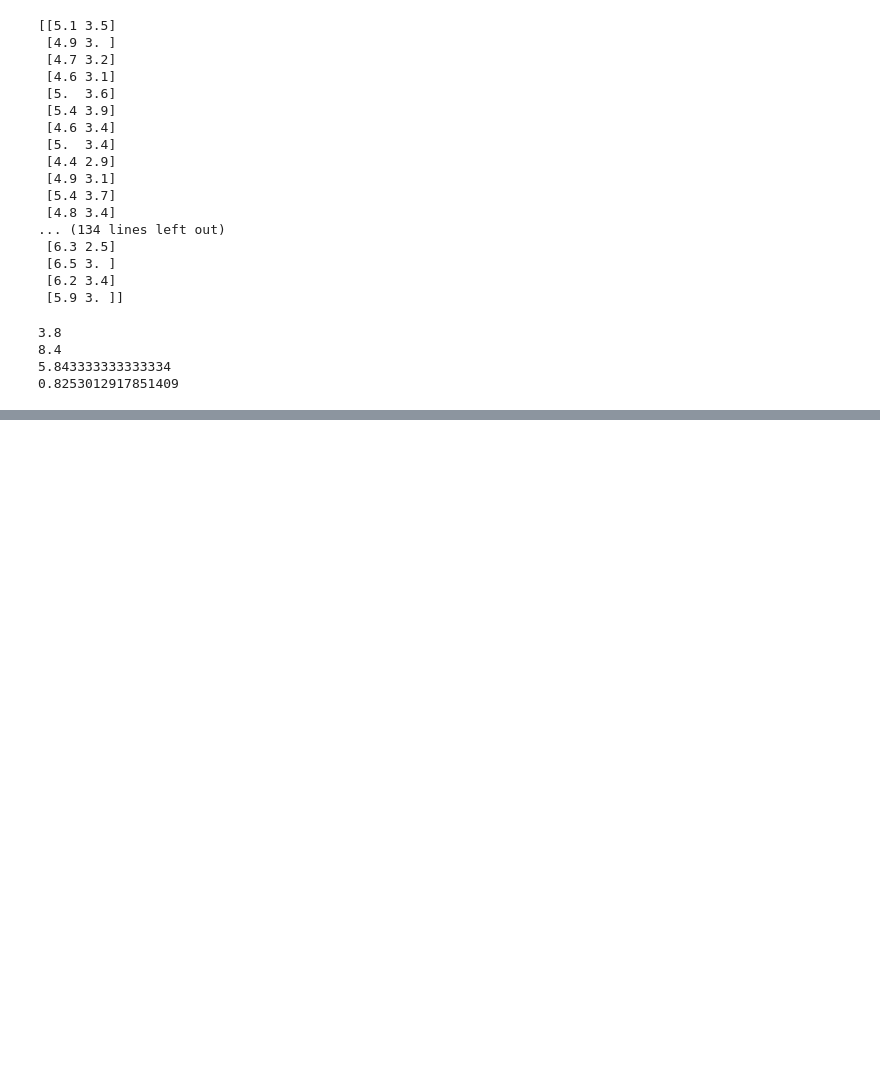
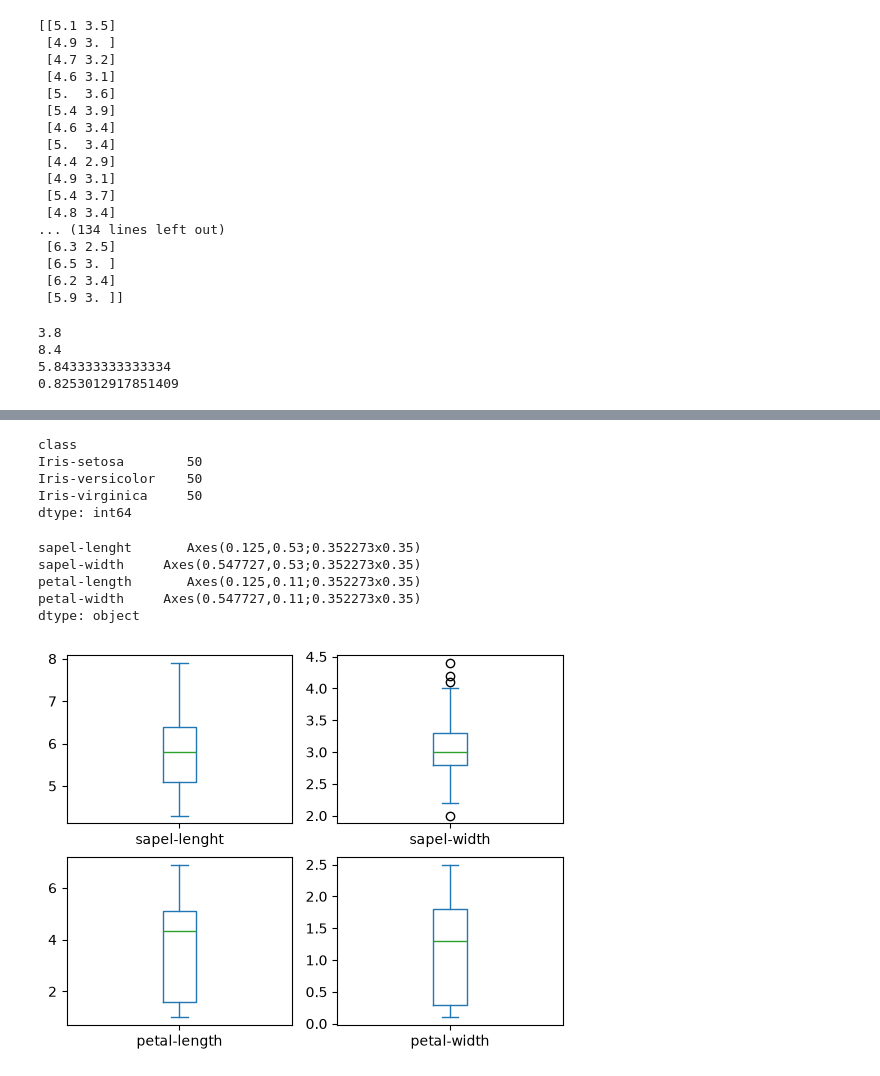
Before and after one commit to sanchika-bajpai-aera/Advance-Python, a Jupyter notebook: Machine Learning/MachieLearning.ipynb, the cells around one changed output, grey strips where cells are left out. Saved outputs shown, nothing was run; the diff lists cells and outputs as text; code cells hidden in the pictures; blank space fills up the shorter version.

```diff
--- a/Machine Learning/MachieLearning.ipynb
+++ b/Machine Learning/MachieLearning.ipynb
@@ -45,3 +48,10 @@ print(x_std)
 8.4
 5.843333333333334
 0.8253012917851409
+# %%
+url = "https://archive.ics.uci.edu/ml/machine-learning-databases/iris/iris.data"
+# %%
+import pandas as pd
+name = ['sapel-lenght', 'sapel-width', 'petal-length', 'petal-width','class']
+datasets = pd.read_csv(url, names=name)
+print(datasets)
@@ -47,0 +93,18 @@ print(x_std)
+# %%
+print(datasets.groupby('class').size())
+# %% [output]
+class
+Iris-setosa        50
+Iris-versicolor    50
+Iris-virginica     50
+dtype: int64
+# %%
+import matplotlib as plt
+datasets.plot(kind='box', subplots=True, layout=(2,2), sharex=False, sharey=False)
+# %% [output]
+sapel-lenght       Axes(0.125,0.53;0.352273x0.35)
+sapel-width     Axes(0.547727,0.53;0.352273x0.35)
+petal-length       Axes(0.125,0.11;0.352273x0.35)
+petal-width     Axes(0.547727,0.11;0.352273x0.35)
+dtype: object
+[figure, added]
```
Also changed, not shown: parts of 8 cells of this notebook, 3 other files.
